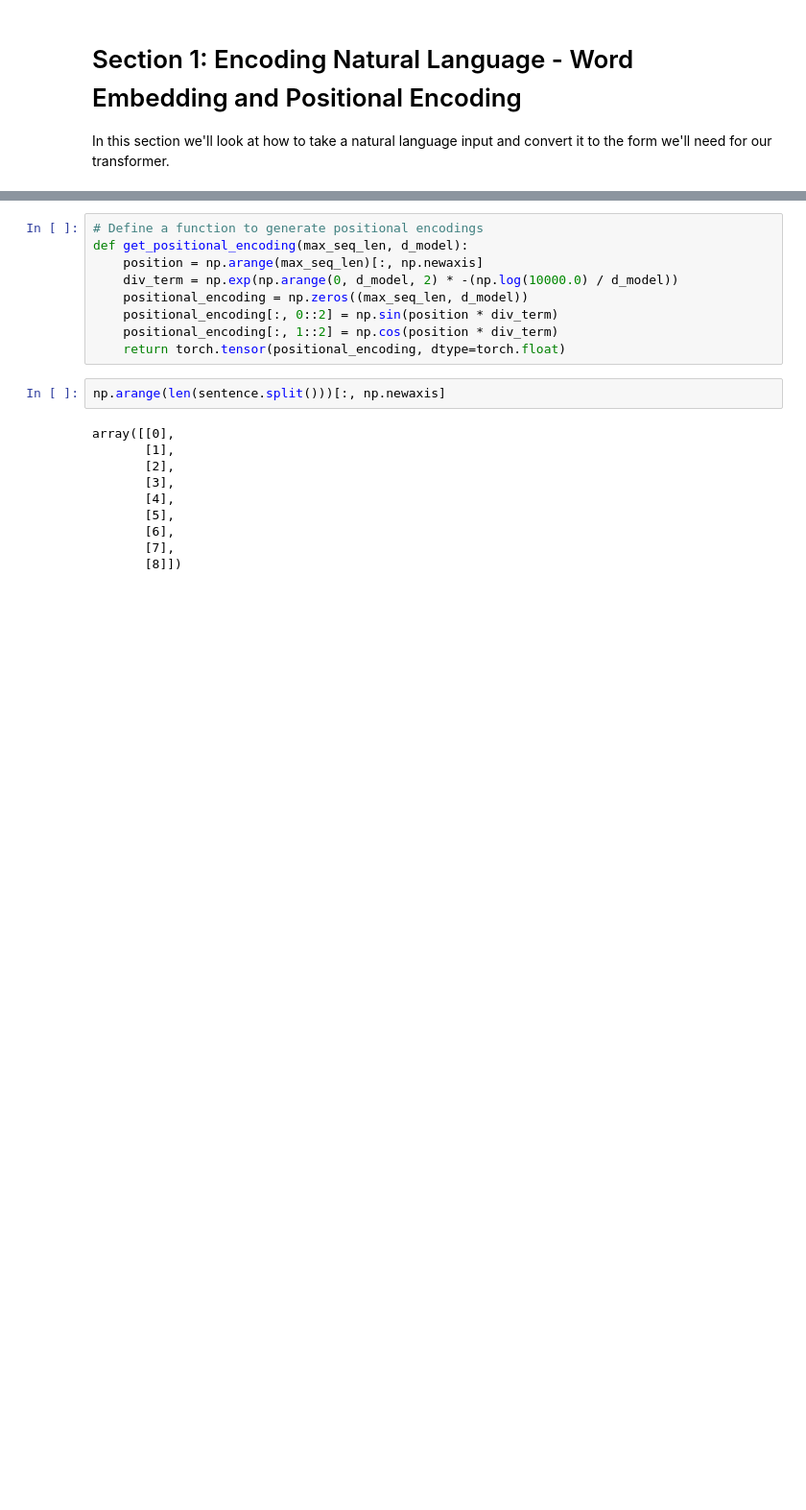
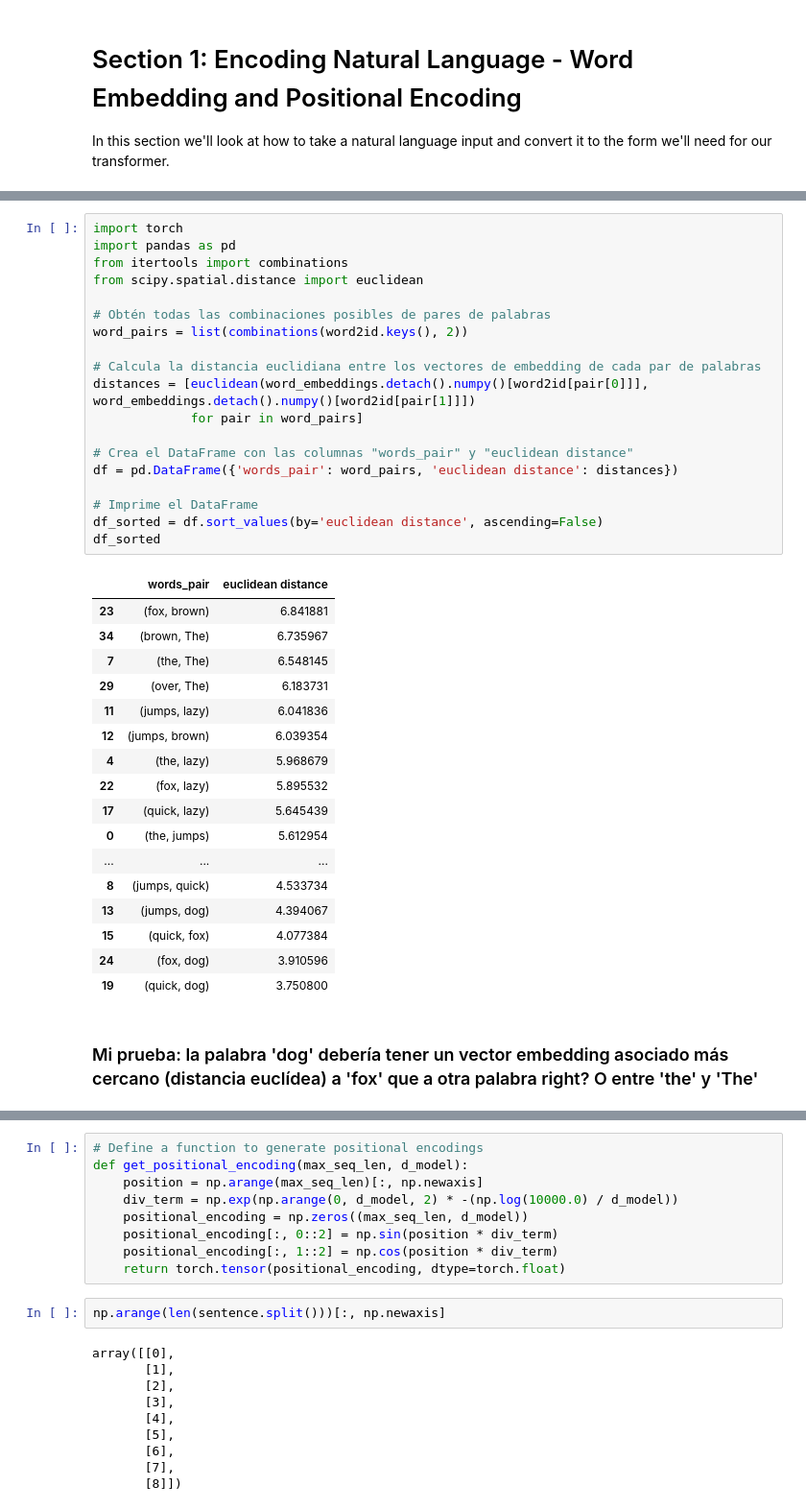
Before and after one commit to GermanCM/databricks-llm-foundation-models, a Jupyter notebook: LLM 01 - Transformer Architecture/LLM 01 - Transformer Architecture run.ipynb, the cells around one changed output, grey strips where cells are left out. Shown: that part at 96% size. Drawn from its saved outputs; the diff is of its cells as text; blank space fills up the shorter version.

```diff
--- a/LLM 01 - Transformer Architecture/LLM 01 - Transformer Architecture run.ipynb
+++ b/LLM 01 - Transformer Architecture/LLM 01 - Transformer Architecture run.ipynb
@@ -133,0 +162,39 @@ tensor([[ 3.0805e-04,  9.3295e-01,  1.2021e+00, -1.7583e+00, -5.3202e-01,
+# %%
+import torch
+import pandas as pd
+from itertools import combinations
+from scipy.spatial.distance import euclidean
+
+# Obtén todas las combinaciones posibles de pares de palabras
+word_pairs = list(combinations(word2id.keys(), 2))
+
+# Calcula la distancia euclidiana entre los vectores de embedding de cada par de palabras
+distances = [euclidean(word_embeddings.detach().numpy()[word2id[pair[0]]], word_embeddings.detach().numpy()[word2id[pair[1]]])
+             for pair in word_pairs]
+
+# Crea el DataFrame con las columnas "words_pair" y "euclidean distance"
+df = pd.DataFrame({'words_pair': word_pairs, 'euclidean distance': distances})
+
+# Imprime el DataFrame
+df_sorted = df.sort_values(by='euclidean distance', ascending=False)
+df_sorted
+# %% [output]
+|  | words_pair | euclidean distance |
+| 23 | (fox, brown) | 6.841881 |
+| 34 | (brown, The) | 6.735967 |
+| 7 | (the, The) | 6.548145 |
+| 29 | (over, The) | 6.183731 |
+| 11 | (jumps, lazy) | 6.041836 |
+| 12 | (jumps, brown) | 6.039354 |
+| 4 | (the, lazy) | 5.968679 |
+| 22 | (fox, lazy) | 5.895532 |
+| 17 | (quick, lazy) | 5.645439 |
+| 0 | (the, jumps) | 5.612954 |
+| ... | ... | ... |
+| 8 | (jumps, quick) | 4.533734 |
+| 13 | (jumps, dog) | 4.394067 |
+| 15 | (quick, fox) | 4.077384 |
+| 24 | (fox, dog) | 3.910596 |
+| 19 | (quick, dog) | 3.750800 |
+# %% [markdown]
+### Mi prueba: la palabra 'dog' debería tener un vector embedding asociado más cercano (distancia euclídea) a 'fox' que a otra palabra right? O entre 'the' y 'The'
```
Also changed, not shown: parts of 13 cells of this notebook, 1 other file.
